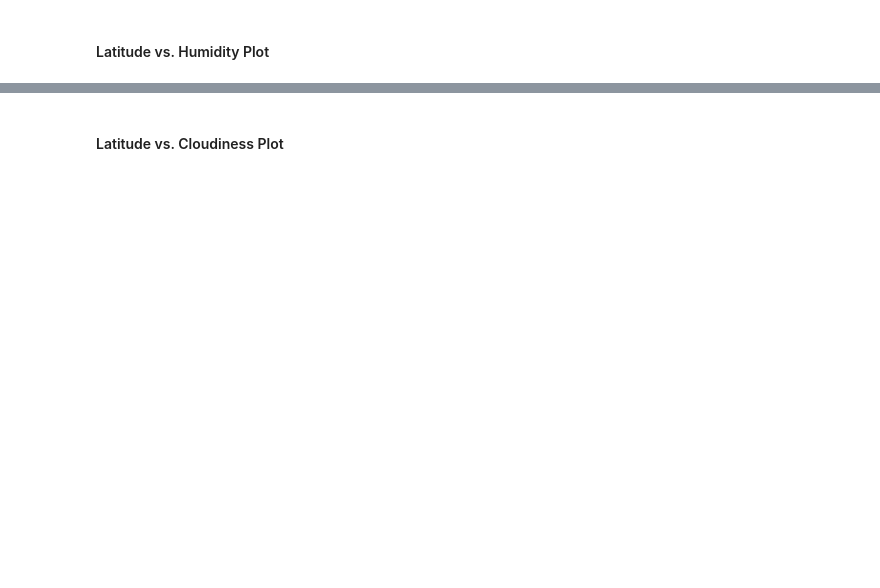
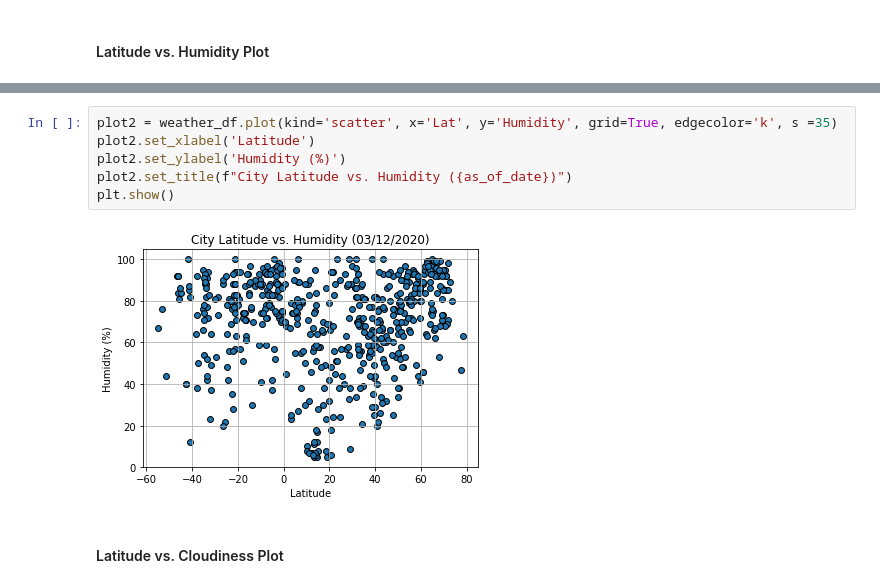
Before and after one commit to etumi/python-api-challenge, a Jupyter notebook: WeatherPy/WeatherPy.ipynb, the cells around one changed output, grey strips where cells are left out. Drawn from its saved outputs; the diff is of its cells as text; blank space fills up the shorter version.

```diff
--- a/WeatherPy/WeatherPy.ipynb
+++ b/WeatherPy/WeatherPy.ipynb
@@ -154,2 +239,10 @@ dtype: int64
+# %%
+plot2 = weather_df.plot(kind='scatter', x='Lat', y='Humidity', grid=True, edgecolor='k', s =35)
+plot2.set_xlabel('Latitude')
+plot2.set_ylabel('Humidity (%)')
+plot2.set_title(f"City Latitude vs. Humidity ({as_of_date})")
+plt.show()
+# %% [output]
+[figure, added]
 # %% [markdown]
 #### Latitude vs. Cloudiness Plot
```
Also changed, not shown: parts of 31 cells of this notebook.
